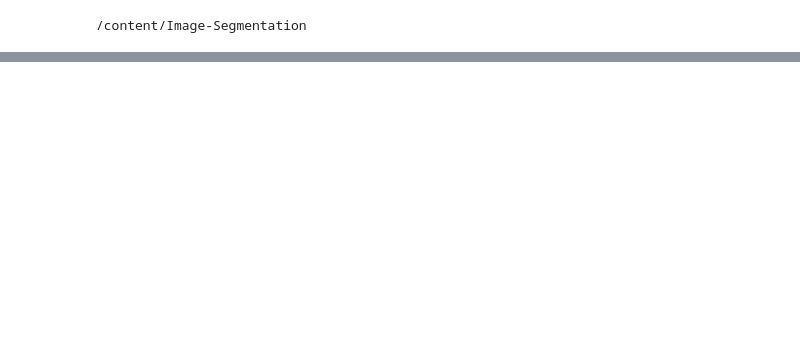
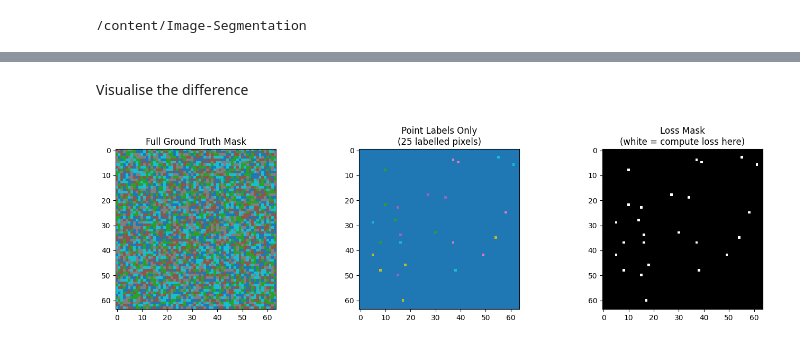
Before and after one commit to Brayanbrayan/Image-Segmentation, a Jupyter notebook: ImageSeg.ipynb, the cells around one changed output, grey strips where cells are left out. Drawn from its saved outputs; the diff is of its cells as text; code cells hidden in the pictures; blank space fills up the shorter version.

Commit message:
Added pFCE and some visualization for comparison

```diff
--- a/ImageSeg.ipynb
+++ b/ImageSeg.ipynb
@@ -59,7 +60,7 @@ def cross_entropy_pytorch(predictions, targets):
 torch.manual_seed(42)
 N, C, H, W = 2, 5, 64, 64  # batch=2, classes=5, image=64x64
 
-fake_predictions = torch.randn(N, C, H, W)
+fake_predictions = torch.randn(N, C, H, W, requires_grad=True)
 fake_targets = torch.randint(0, C, (N, H, W))
 
 loss_manual = cross_entropy_manual(fake_predictions, fake_targets)
@@ -160,0 +222,26 @@ fatal: pathspec 'ImageSeg.ipynb' did not match any files
+# %% [markdown]
+Visualise the difference
+# %%
+def visualise_partial_vs_full(predictions, targets, point_mask):
+    fig, axes = plt.subplots(1, 3, figsize=(14, 4))
+
+    # Ground truth
+    axes[0].imshow(targets[0].numpy(), cmap='tab10')
+    axes[0].set_title("Full Ground Truth Mask")
+
+    # Point labels only
+    visible = targets[0].float().clone()
+    visible[point_mask[0] == 0] = -1
+    axes[1].imshow(visible.numpy(), cmap='tab10')
+    axes[1].set_title(f"Point Labels Only\n({int(point_mask[0].sum())} labelled pixels)")
+
+    # Loss mask
+    axes[2].imshow(point_mask[0].numpy(), cmap='gray')
+    axes[2].set_title("Loss Mask\n(white = compute loss here)")
+
+    plt.tight_layout()
+    plt.show()
+
+visualise_partial_vs_full(fake_predictions, fake_targets, point_mask)
+# %% [output]
+[figure, added]
```
Also changed, not shown: parts of 17 cells of this notebook.
